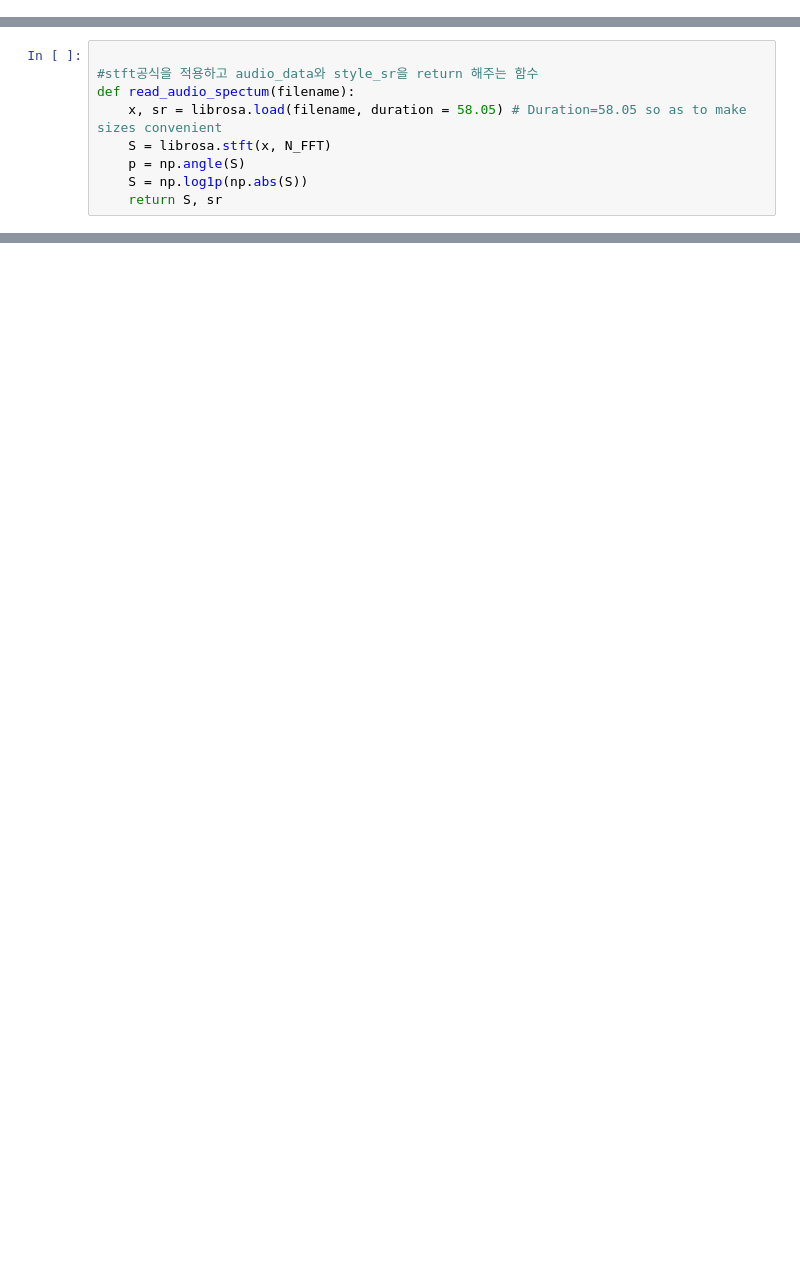
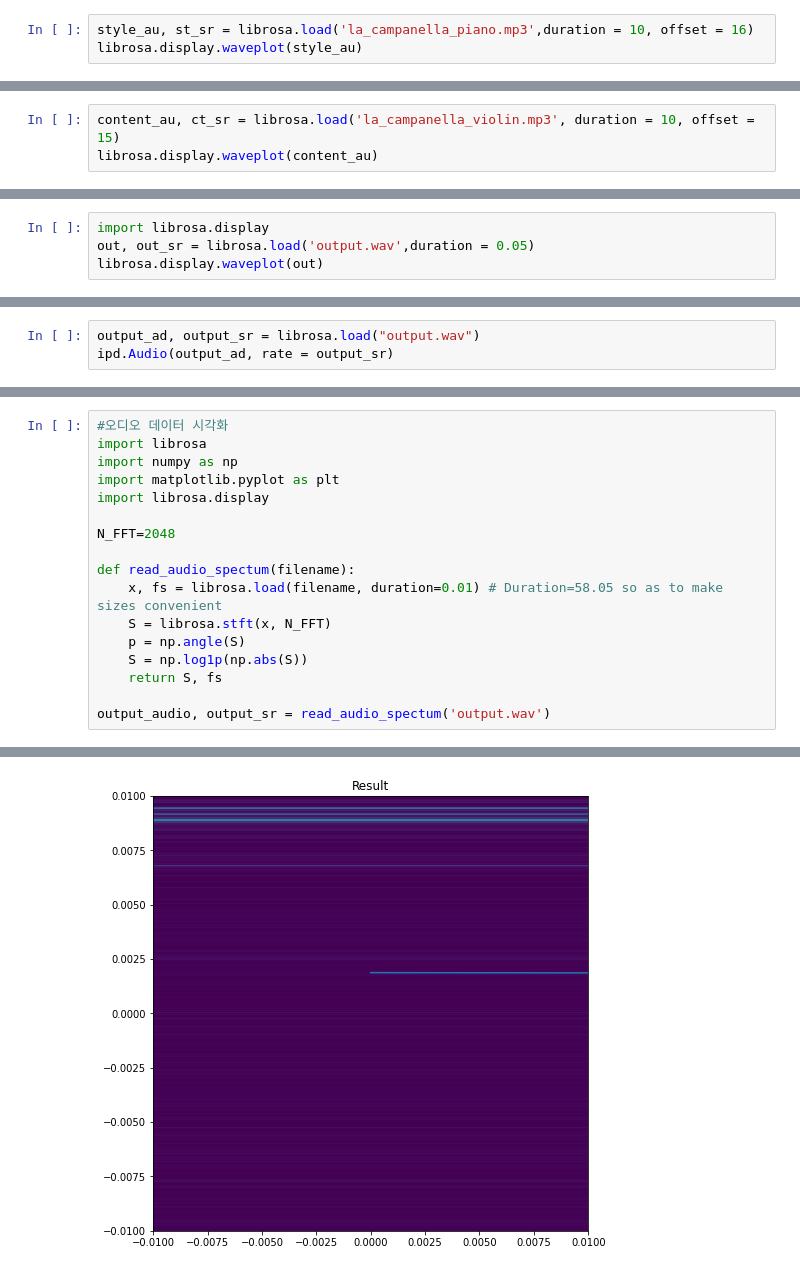
Before and after one commit to castlechoi/Audio-Style-Transfer, a Jupyter notebook: Audio_Style_Transfer.ipynb, the cells around one changed output, grey strips where cells are left out. Saved outputs shown, nothing was run; the diff lists cells and outputs as text; blank space fills up the shorter version.

```diff
--- a/Audio_Style_Transfer.ipynb
+++ b/Audio_Style_Transfer.ipynb
@@ -15,0 +250,3 @@ N_FFT = 2048;
+# %%
+style_au, st_sr = librosa.load('la_campanella_piano.mp3',duration = 10, offset = 16)
+librosa.display.waveplot(style_au)
@@ -15,0 +256,3 @@ N_FFT = 2048;
+# %%
+content_au, ct_sr = librosa.load('la_campanella_violin.mp3', duration = 10, offset = 15)
+librosa.display.waveplot(content_au)
@@ -15,0 +262,4 @@ N_FFT = 2048;
+# %%
+import librosa.display
+out, out_sr = librosa.load('output.wav',duration = 0.05)
+librosa.display.waveplot(out)
@@ -15,0 +271,3 @@ N_FFT = 2048;
+# %%
+output_ad, output_sr = librosa.load("output.wav")
+ipd.Audio(output_ad, rate = output_sr)
@@ -16,9 +276,18 @@ N_FFT = 2048;
 # %%
+#오디오 데이터 시각화
+import librosa
+import numpy as np
+import matplotlib.pyplot as plt
+import librosa.display
 
-#stft공식을 적용하고 audio_data와 style_sr을 return 해주는 함수
+N_FFT=2048
+
 def read_audio_spectum(filename):
-	x, sr = librosa.load(filename, duration = 58.05) # Duration=58.05 so as to make sizes convenient
+	x, fs = librosa.load(filename, duration=0.01) # Duration=58.05 so as to make sizes convenient
 	S = librosa.stft(x, N_FFT)
 	p = np.angle(S)
 	S = np.log1p(np.abs(S))
-	return S, sr
+	return S, fs
+
+output_audio, output_sr = read_audio_spectum('output.wav')
+# %% [output]
@@ -24,0 +295 @@ def read_audio_spectum(filename):
+[figure, added]
```
Also changed, not shown: parts of 25 cells of this notebook.
